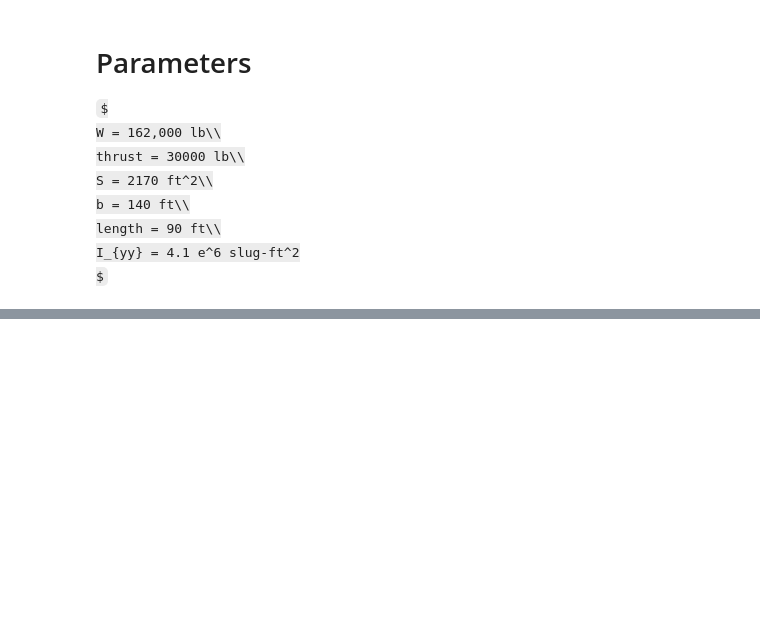
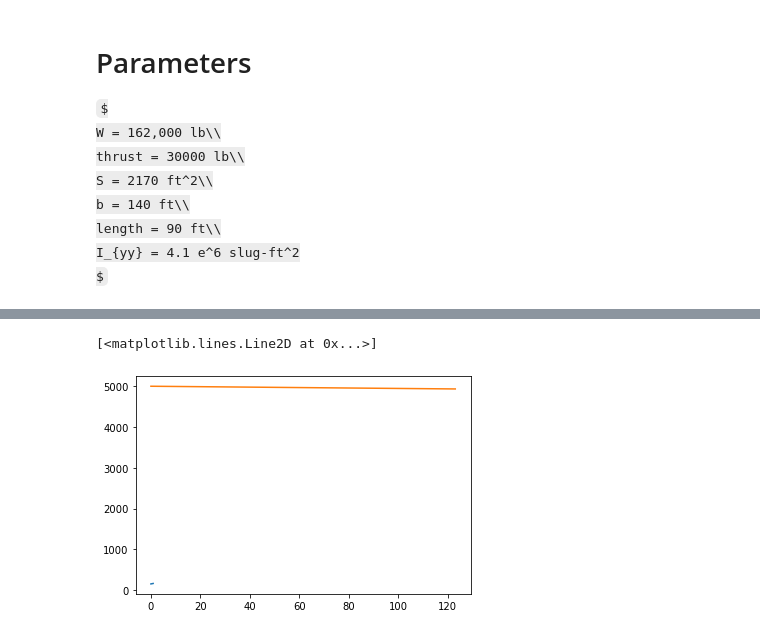
Before and after one commit to jgoppert/aae497-f19, a Jupyter notebook: homework/hw2_zhanpeng_yang.ipynb, the cells around one changed output, grey strips where cells are left out. Cells and saved outputs as stored; diff of their text form; code cells hidden in the pictures; some formulas as TeX source; blank space fills up the shorter version.

```diff
--- a/homework/hw2_zhanpeng_yang.ipynb
+++ b/homework/hw2_zhanpeng_yang.ipynb
@@ -39,13 +21,0 @@ gd = 32.17
-# %%
-u = ca.SX.sym('u',4)
-thtl = u[0]
-elev = u[1]
-xcg = u[2]
-land = u[3]
-
-vt = ca.SX.sym('vt')
-alpha = rtod*ca.SX.sym('alpha')
-theta = ca.SX.sym('theta')
-q = ca.SX.sym('q')
-h = ca.SX.sym('h')
-x = ca.vertcat(vt,alpha,theta,q,h)
@@ -66,0 +95,5 @@ def adc(vt, H):
+# %%
+x = ca.SX.sym('x',6)
+u = ca.SX.sym('u',4)
+f_eom = ca.Function('eom',[x,u],[eom(x,u)],['x','u'],['dx'],{'jit': True})
+draw_graph(eom(x,u))
@@ -66,0 +106,14 @@ def adc(vt, H):
+# %%
+import scipy.integrate
+import numpy as np
+tf = 1
+res = scipy.integrate.solve_ivp(
+    fun=lambda t, x: np.array(f_eom(x, [0,0,0,0])).reshape(-1),
+    t_span=[0, tf],
+    y0=[150,,0,0,5000,0],
+    t_eval=np.arange(0, tf, 0.1))
+plt.plot(res['t'], res['y'][0, :]);
+plt.plot(res['y'][5,:],res['y'][4,:])
+# %% [output]
+[<matplotlib.lines.Line2D at 0x...>]
+[figure, added]
```
Also changed, not shown: parts of 4 cells of this notebook, 1 other file.
